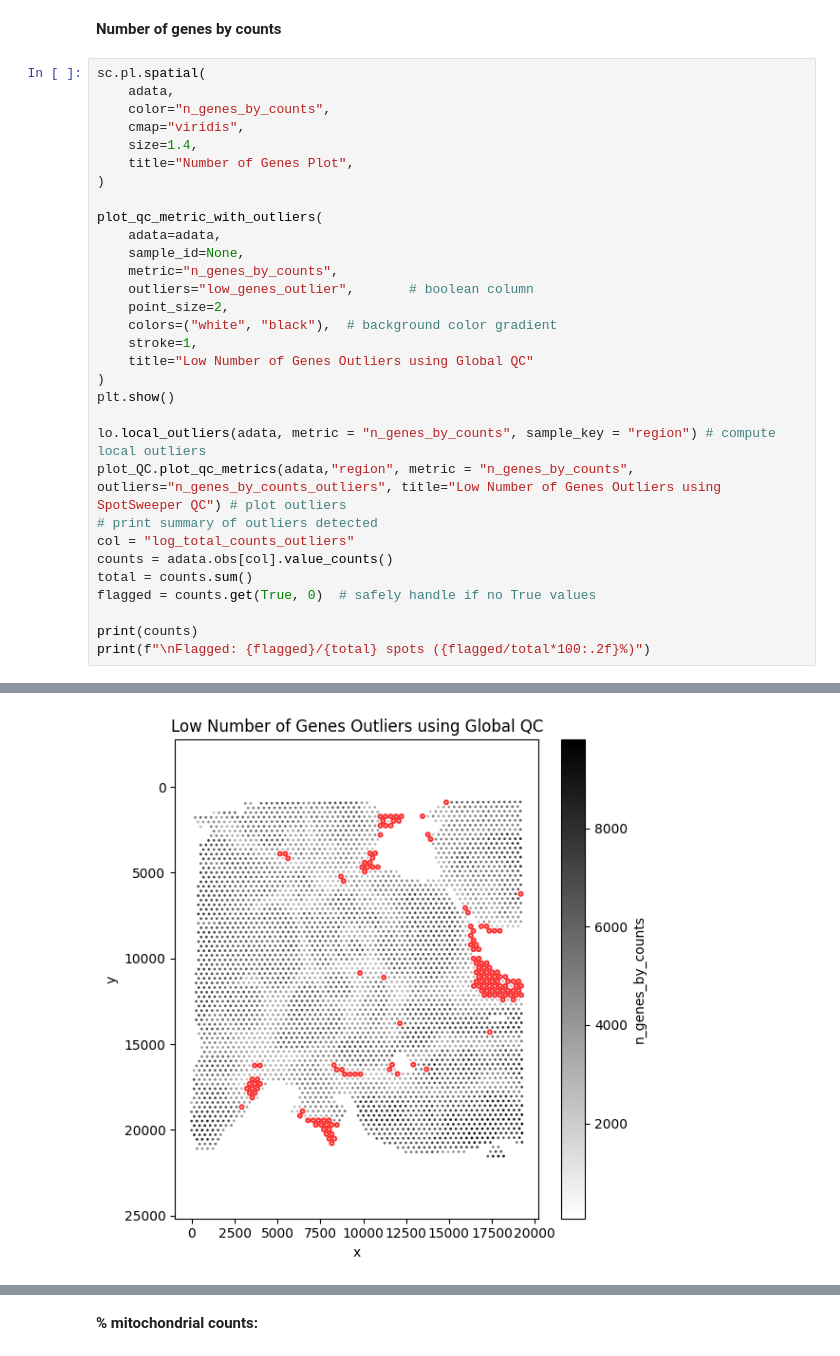
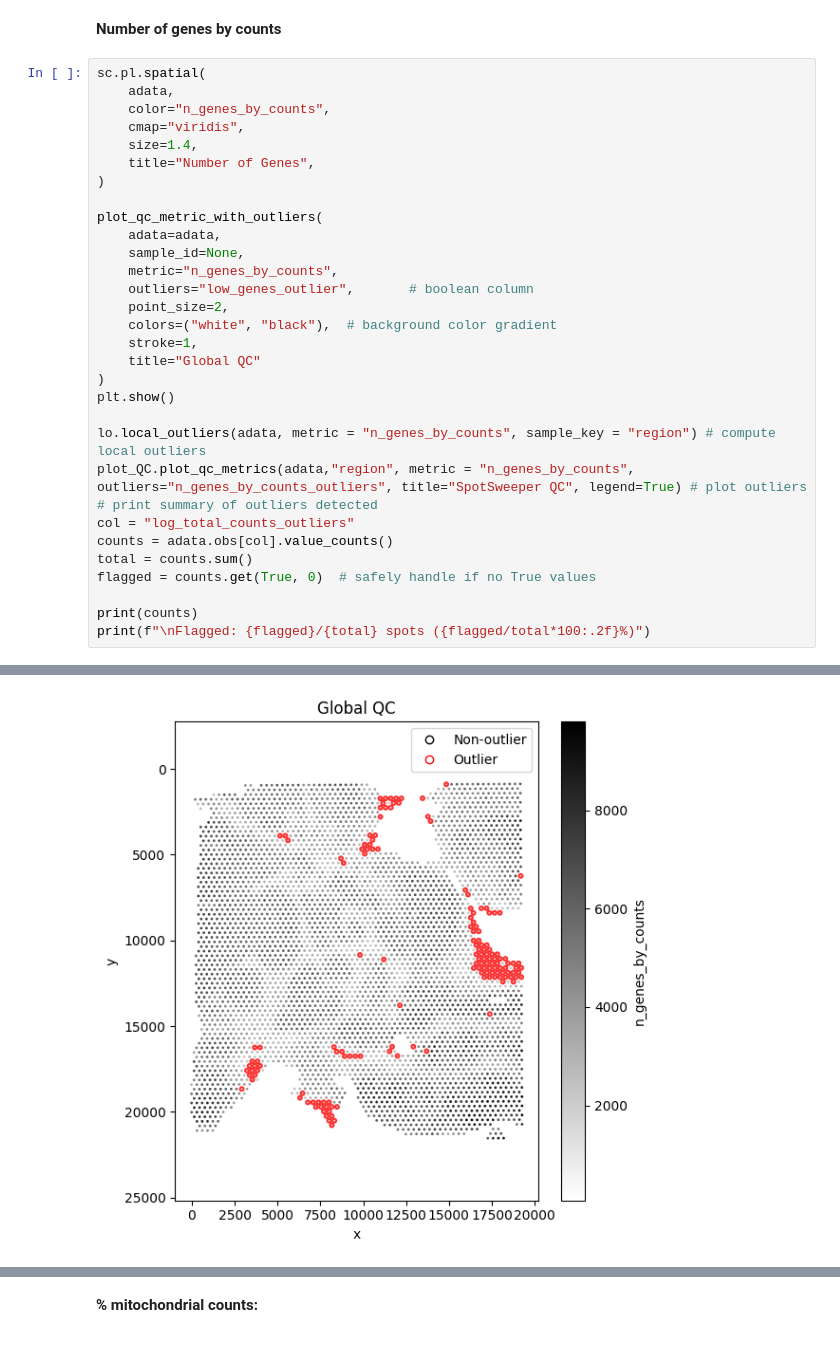
Before and after one commit to danielchen05/SpotSweeper_py_paper, a Jupyter notebook: Visium.ipynb, the cells around one changed output, grey strips where cells are left out. Saved outputs shown, nothing was run; the diff lists cells and outputs as text.

```diff
--- a/Visium.ipynb
+++ b/Visium.ipynb
@@ -321,7 +290,7 @@ sc.pl.spatial(
     color="n_genes_by_counts",
     cmap="viridis",
     size=1.4,
-    title="Number of Genes Plot",
+    title="Number of Genes",
 )
 
 plot_qc_metric_with_outliers(
@@ -332,12 +301,12 @@ plot_qc_metric_with_outliers(
     point_size=2,
     colors=("white", "black"),  # background color gradient
     stroke=1,
-    title="Low Number of Genes Outliers using Global QC"
+    title="Global QC"
 )
 plt.show()
 
 lo.local_outliers(adata, metric = "n_genes_by_counts", sample_key = "region") # compute local outliers
-plot_QC.plot_qc_metrics(adata,"region", metric = "n_genes_by_counts", outliers="n_genes_by_counts_outliers", title="Low Number of Genes Outliers using SpotSweeper QC") # plot outliers
+plot_QC.plot_qc_metrics(adata,"region", metric = "n_genes_by_counts", outliers="n_genes_by_counts_outliers", title="SpotSweeper QC", legend=True) # plot outliers
 # print summary of outliers detected
 col = "log_total_counts_outliers"
 counts = adata.obs[col].value_counts()
@@ -351,5 +320,5 @@ print(f"\nFlagged: {flagged}/{total} spots ({flagged/total*100:.2f}%)")
 Colored = 150 / 4,169 (3.60%)
-[figure, old version]
+[figure, new version]
 log_total_counts_outliers
 False    4122
 True       47
```
Also changed, not shown: parts of 13 cells of this notebook.
